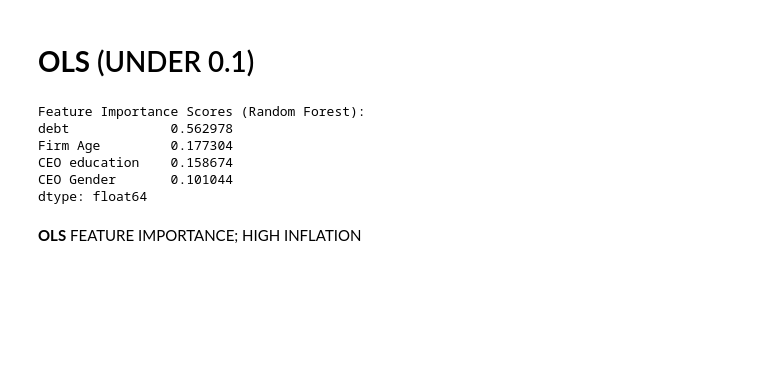
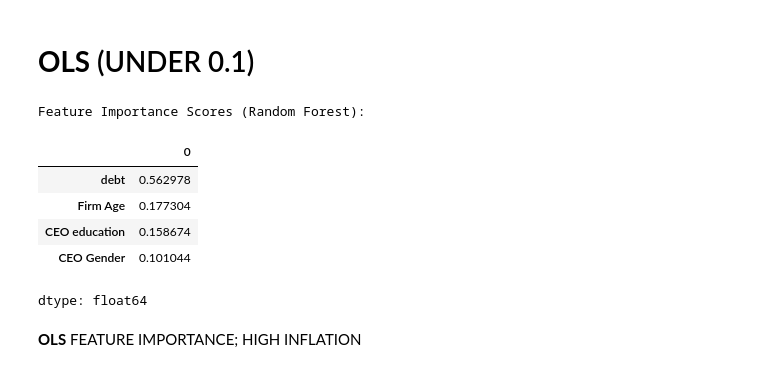
Before and after one commit to keisyashakila/MSCI-151, a Jupyter notebook: CW4_GOURP_WORK_final.ipynb, the cells around one changed output. Cells and saved outputs as stored; diff of their text form; code cells hidden in the pictures; blank space fills up the shorter version.

```diff
--- a/CW4_GOURP_WORK_final.ipynb
+++ b/CW4_GOURP_WORK_final.ipynb
@@ -508,39 +541,40 @@ y = df['New Profit']
 # %%
 from sklearn.model_selection import train_test_split
 from sklearn.ensemble import RandomForestRegressor
 import pandas as pd
 
 # Define features and target using the high inflation data
 features = ['debt', 'Firm Age', 'CEO education', 'CEO Gender']
 X = df[features]
 y = df['New Profit']
 
 # Split data into training and testing sets
 X_train, X_test, y_train, y_test = train_test_split(X, y, test_size=0.2, random_state=42)
 
 # Train a RandomForestRegressor model
 model = RandomForestRegressor(random_state=42)
 model.fit(X_train, y_train)
 
 # Get feature importances from the trained model
 feature_importances = model.feature_importances_
 
 # Create a pandas Series for better visualization
 feature_importance_series = pd.Series(feature_importances, index=X_train.columns)
 
 # Sort the features by importance
 sorted_feature_importance = feature_importance_series.sort_values(ascending=False)
 
 # Print the feature importance scores
 print("Feature Importance Scores (Random Forest):")
-print(sorted_feature_importance)
+display(sorted_feature_importance)
 # %% [output]
 Feature Importance Scores (Random Forest):
-debt             0.562978
-Firm Age         0.177304
-CEO education    0.158674
-CEO Gender       0.101044
-dtype: float64
+|  | 0 |
+| debt | 0.562978 |
+| Firm Age | 0.177304 |
+| CEO education | 0.158674 |
+| CEO Gender | 0.101044 |
+dtype: float64
 # %% [markdown]
 **OLS** FEATURE IMPORTANCE; HIGH INFLATION
 # %%
```
Also changed, not shown: parts of 6 cells of this notebook.
